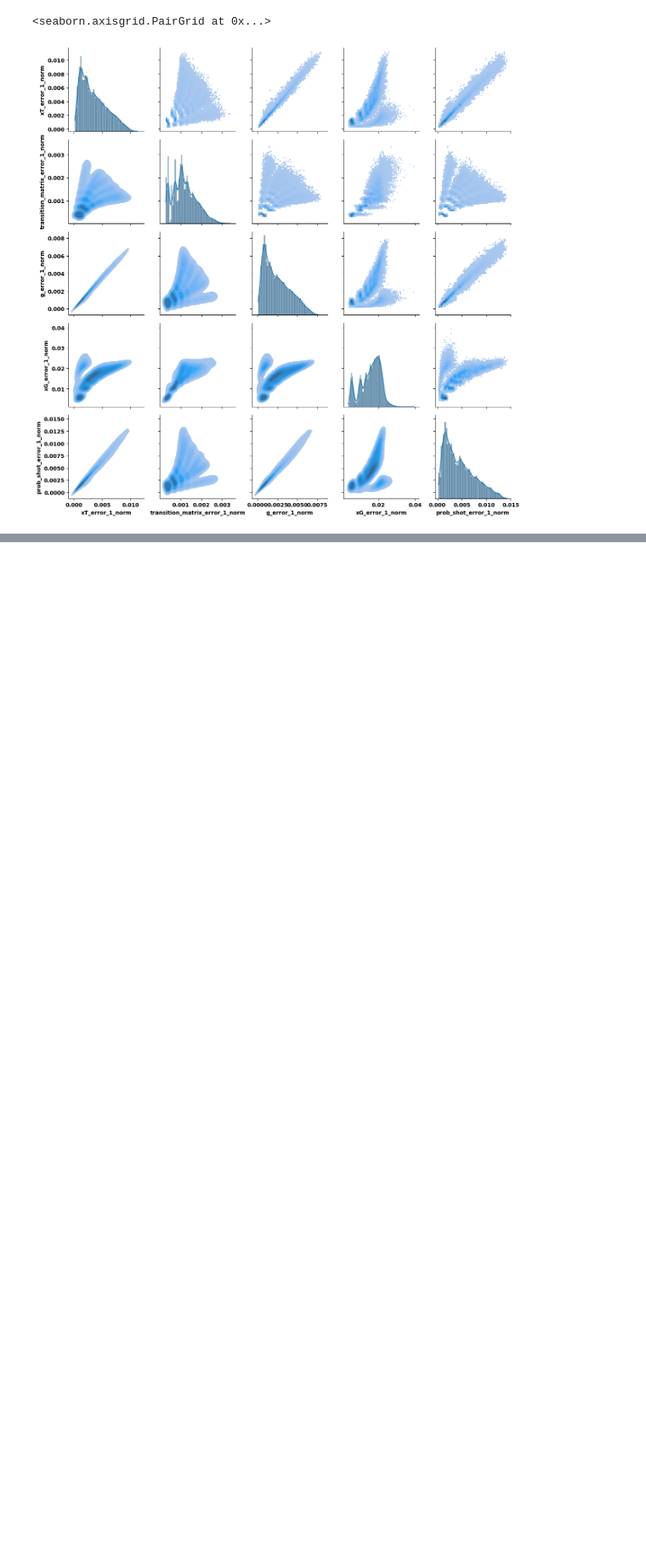
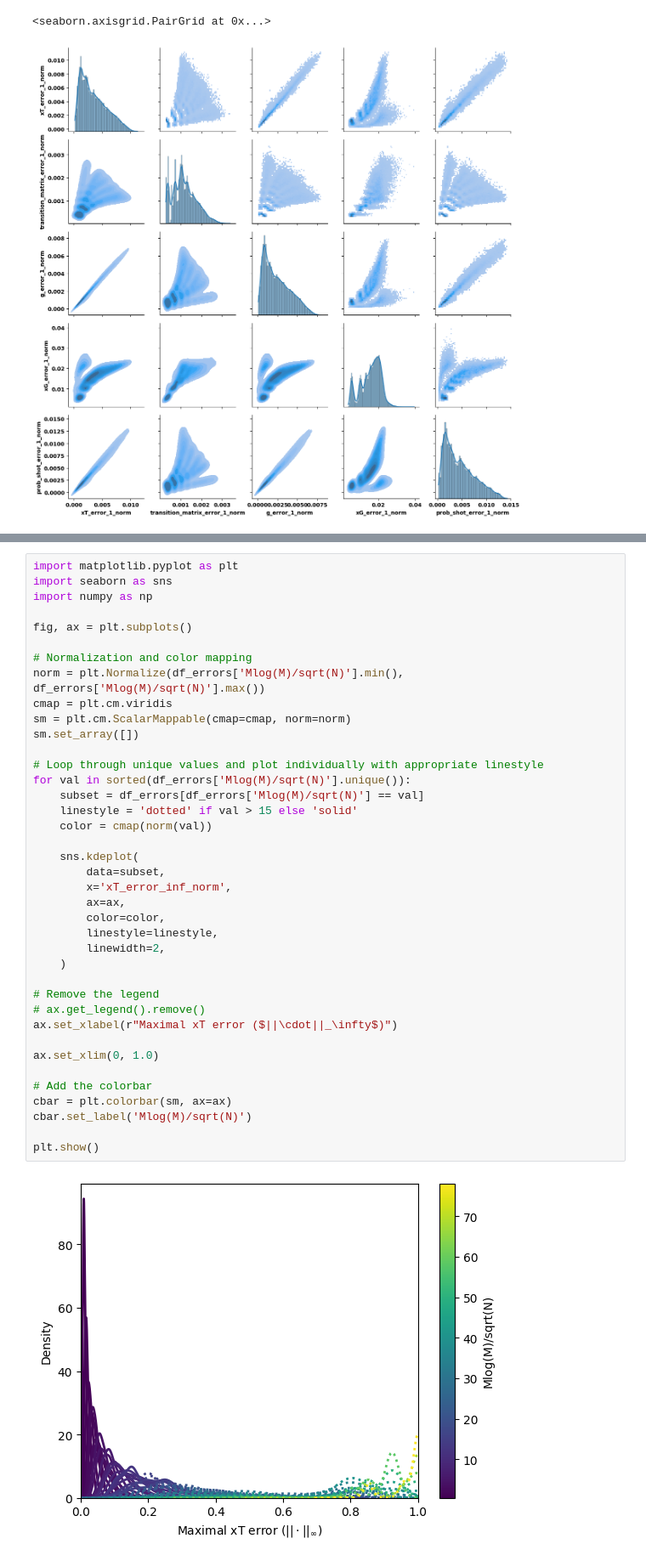
Before and after one commit to kvanarem42/xthreat-error-quantification-agentic, a Jupyter notebook: 3-investigate-results/quantile_inspection.ipynb, the cells around one changed output, grey strips where cells are left out. Shown at 85% size. Saved outputs shown, nothing was run; the diff lists cells and outputs as text; blank space fills up the shorter version.

```diff
--- a/3-investigate-results/quantile_inspection.ipynb
+++ b/3-investigate-results/quantile_inspection.ipynb
@@ -452,0 +493,41 @@ g.map_diag(sns.histplot, kde=True)
+# %%
+import matplotlib.pyplot as plt
+import seaborn as sns
+import numpy as np
+
+fig, ax = plt.subplots()
+
+# Normalization and color mapping
+norm = plt.Normalize(df_errors['Mlog(M)/sqrt(N)'].min(), df_errors['Mlog(M)/sqrt(N)'].max())
+cmap = plt.cm.viridis
+sm = plt.cm.ScalarMappable(cmap=cmap, norm=norm)
+sm.set_array([])
+
+# Loop through unique values and plot individually with appropriate linestyle
+for val in sorted(df_errors['Mlog(M)/sqrt(N)'].unique()):
+    subset = df_errors[df_errors['Mlog(M)/sqrt(N)'] == val]
+    linestyle = 'dotted' if val > 15 else 'solid'
+    color = cmap(norm(val))
+
+    sns.kdeplot(
+        data=subset,
+        x='xT_error_inf_norm',
+        ax=ax,
+        color=color,
+        linestyle=linestyle,
+        linewidth=2,
+    )
+
+# Remove the legend
+# ax.get_legend().remove()
+ax.set_xlabel(r"Maximal xT error ($||\cdot||_\infty$)")
+
+ax.set_xlim(0, 1.0)
+
+# Add the colorbar
+cbar = plt.colorbar(sm, ax=ax)
+cbar.set_label('Mlog(M)/sqrt(N)')
+
+plt.show()
+# %% [output]
+[figure, added]
```
Also changed, not shown: parts of 7 cells of this notebook, 1 other file.
